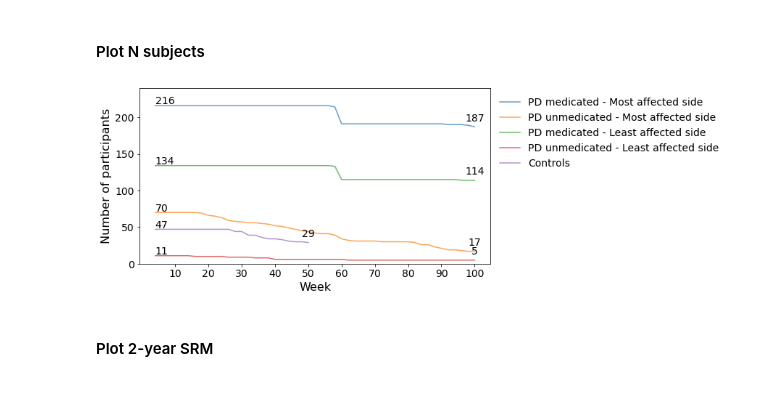
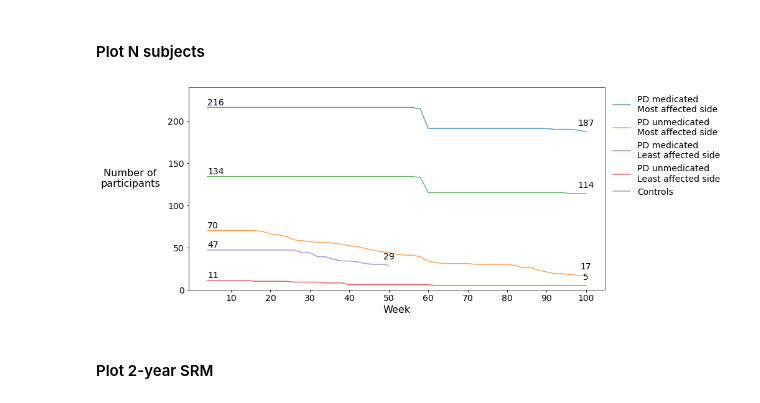
Before and after one commit to AI-for-Parkinson-Lab/longitudinal_arm_swing, a Jupyter notebook: notebooks/5.srm.ipynb, the cells around one changed output. Drawn from its saved outputs; the diff is of its cells as text; code cells hidden in the pictures.

```diff
--- a/notebooks/5.srm.ipynb
+++ b/notebooks/5.srm.ipynb
@@ -680,13 +660,0 @@ if save_plots:
-# %%
-group = 'controls'
-segment_length = '20_inf'
-measure = 'median'
-final_week = 50
-
-sample = delta_scores[segment_length][group][measure][f'static_{final_week}']['unweighted']
-
-b_lower, b_upper = bootstrap_ci(sample)
-point_estimate = np.nanmean(sample)
-
-print(f"Point estimate: {np.round(point_estimate, 2)}")
-print(f"Bootstrap CI: ({np.round(b_lower, 2)}, {np.round(b_upper, 2)})")
@@ -697,7 +662,7 @@ Bootstrap CI: (-1.47, 0.46)
 # Plot SRM
 # %%
 # If appropriate, load pre-computed data
-base_path = os.path.dirname(path_measures)
+base_path = Path(os.path.dirname(path_measures))
 
 df_srm = pd.DataFrame()
 
@@ -705,10 +670,10 @@ for filter_type in ['unfiltered', 'filtered']:
     for signal_or_measurements in ['signal', 'measurements']:
         for method, suffix in zip(['phased', 'full'], ['l1tf_phased_', '']):
             filename = f'df_srm_{signal_or_measurements}_{suffix}preprocessed.csv'
-            full_path = os.path.join(base_path, f'{filter_type}_gait', filename)
+            full_path = base_path / f'{filter_type}_gait' /  filename
 
             if os.path.exists(full_path):
-                df_srm_subset = pd.read_csv(os.path.join(base_path, f'{filter_type}_gait', filename))
+                df_srm_subset = pd.read_csv(base_path / f'{filter_type}_gait' / filename)
 
                 df_srm_subset['method'] = method
                 df_srm_subset['filter_type'] = filter_type
@@ -717,6 +682,15 @@ for filter_type in ['unfiltered', 'filtered']:
                 df_srm = pd.concat([df_srm, df_srm_subset], ignore_index=True)
 
 df_srm = df_srm.reset_index(drop=True)
+
+df_srm = df_srm.loc[
+    (
+        (df_srm['method'] == 'full') &
+        (df_srm['signal_or_measurements'] == 'signal')
+    ) | (
+        df_srm['measure'].isin(['median', '95p', 'median_cov'])
+    )
+]
 # %% [markdown]
 ### Static
 # %%
@@ -785,14 +759,14 @@ df_srm_static.loc[df_srm_static['side'] == 'las', 'side_extended'] = 'Least affe
 #### Plot N subjects
 # %%
 group_rename = {
-    'pd_mas_med': 'PD medicated - Most affected side',
-    'pd_mas_no_med': 'PD unmedicated - Most affected side',
-    'pd_las_med': 'PD medicated - Least affected side',
-    'pd_las_no_med': 'PD unmedicated - Least affected side',
+    'pd_mas_med': 'PD medicated\nMost affected side',
+    'pd_mas_no_med': 'PD unmedicated\nMost affected side',
+    'pd_las_med': 'PD medicated\nLeast affected side',
+    'pd_las_no_med': 'PD unmedicated\nLeast affected side',
     'controls': 'Controls'
 }
 
-fig, ax = plt.subplots(figsize=(12,4), constrained_layout=True)
+fig, ax = plt.subplots(figsize=(12,6))
 
 signal_or_measurements = 'signal'
 filter_type = 'filtered'
@@ -825,37 +799,37 @@ for group in df_static_n_subjects['group'].unique():
         df_median_group['N'].values[0] + 6,
         f"{df_median_group['N'].values[0]}",
         fontsize=PLOT_TEXTSIZE,
         ha='left',
         va='center',
     )
 
     ax.text(
         df_median_group['scope'].values[-1],
         df_median_group['N'].values[-1] + 5,
         f"{df_median_group['N'].values[-1]}",
         fontsize=PLOT_TEXTSIZE,
         ha='center',
         va='bottom',
     )
 
 tick_locs = [w / 2 for w in all_weeks_2y if w % 10 == 6]
 ax.set_xticks(tick_locs)
 ax.set_xticklabels(np.arange(10, 101, 10))
 ax.tick_params(axis='both', labelsize=PLOT_TICKSIZE)
 
 ax.set_ylim([0, 240])
 
-plt.ylabel('Number of participants', fontsize=PLOT_LABELSIZE)
+plt.ylabel('Number of\nparticipants', fontsize=PLOT_LABELSIZE, rotation=0, labelpad=60)
 plt.xlabel('Week', fontsize=PLOT_LABELSIZE)
 
 plt.legend(loc='upper left', bbox_to_anchor=(1, 1), fontsize=PLOT_LEGEND_FONTSIZE, frameon=False)
 plt.show()
 
 if save_plots:
-    fig.savefig(os.path.join(PATH_FIGURES, 'r_surv_curve.png'), dpi=600, bbox_inches='tight')
-    fig.savefig(os.path.join(PATH_FIGURES, 'vectors', 'r_surv_curve.pdf'), dpi=600, bbox_inches='tight')
+    fig.savefig(PATH_FIGURES / 'sr_surv_curve.png', dpi=600, bbox_inches='tight')
+    fig.savefig(PATH_FIGURES / 'vectors' / 'sr_surv_curve.pdf', dpi=600, bbox_inches='tight')
 # %% [output]
-[figure, old version]
+[figure, new version]
 # %% [markdown]
 #### Plot 2-year SRM
 # %%
```
Also changed, not shown: parts of 15 cells of this notebook, 9 other files.
